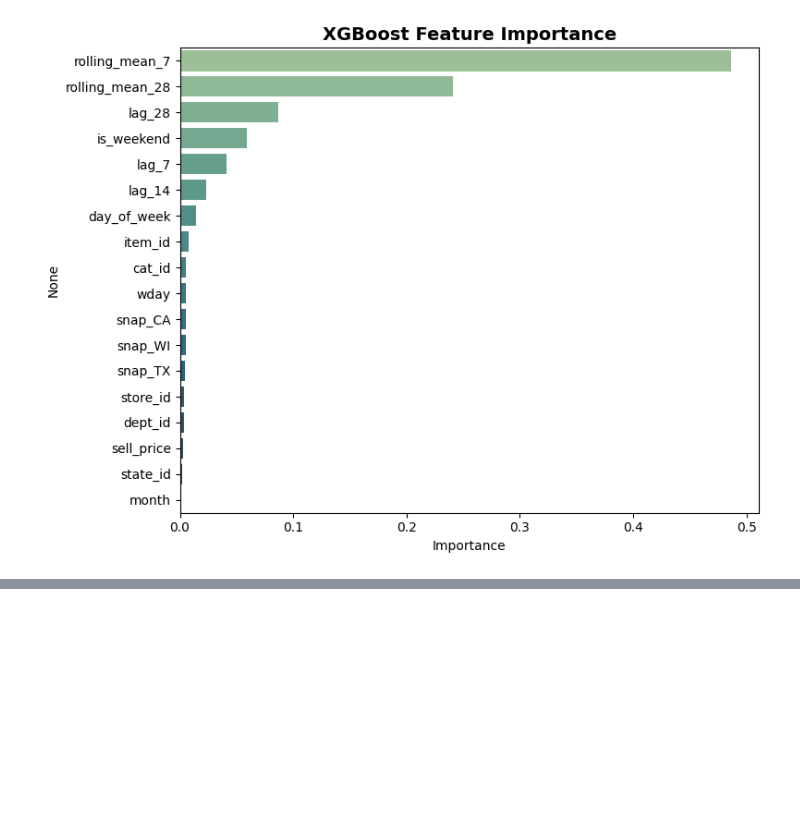
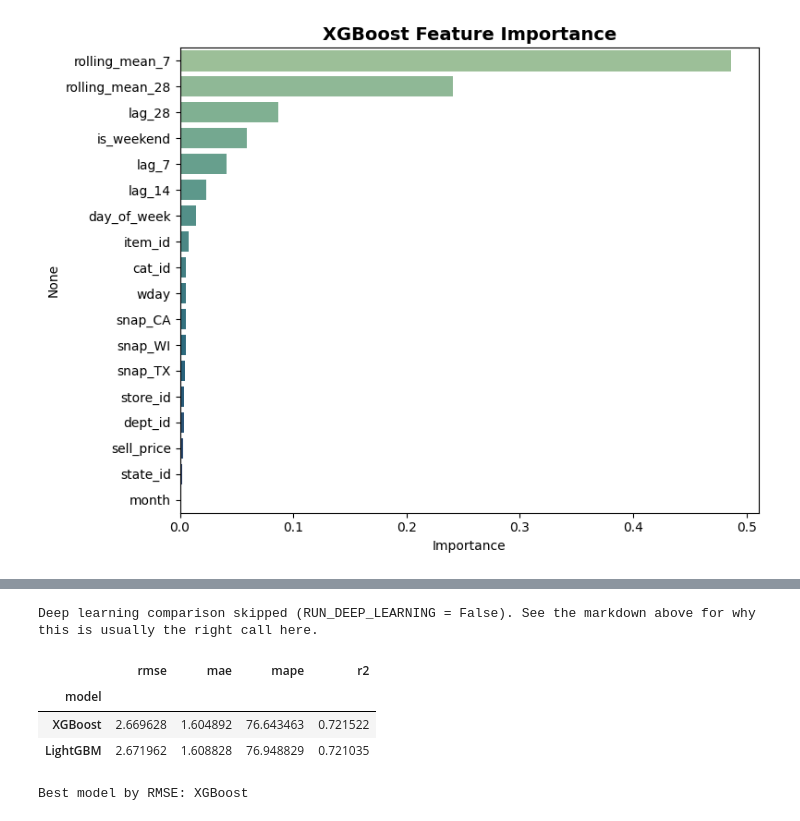
Before and after one commit to AmrKhaled545/Retail-Demand-Forecasting-Project, a Jupyter notebook: Retail_Demand_Forecasting.ipynb, the cells around one changed output, grey strips where cells are left out. Saved outputs shown, nothing was run; the diff lists cells and outputs as text; code cells hidden in the pictures; blank space fills up the shorter version.

Commit message:
train LightGBM and compare models

```diff
--- a/Retail_Demand_Forecasting.ipynb
+++ b/Retail_Demand_Forecasting.ipynb
@@ -781,0 +818,16 @@ plt.show()
+# %%
+lgb_model = lgb.LGBMRegressor(
+    n_estimators=300,
+    learning_rate=0.05,
+    max_depth=6,
+    subsample=0.8,
+    colsample_bytree=0.8,
+    random_state=42,
+)
+
+X_train_lgb = X_train.copy()
+X_test_lgb = X_test.copy()
+lgb_model.fit(X_train_lgb, y_train, categorical_feature=cat_features)
+lgb_preds = lgb_model.predict(X_test_lgb)
+
+results.append(evaluate_model(y_test, lgb_preds, 'LightGBM'))
@@ -781,0 +844,62 @@ plt.show()
+# %%
+RUN_DEEP_LEARNING = False  # set True only on a GPU runtime; this is an optional comparison, not required
+
+if RUN_DEEP_LEARNING:
+    import tensorflow as tf
+    from tensorflow.keras import layers, models
+    from sklearn.preprocessing import StandardScaler
+
+    SEQ_LEN = 28  # days of history used to predict the next day
+
+    def make_sequences(df, feature_cols, target_col='sales', seq_len=SEQ_LEN):
+        X_seq, y_seq = [], []
+        for _, g in df.sort_values('date').groupby('id', observed=True):
+            values = g[feature_cols].to_numpy(dtype='float32')
+            target = g[target_col].to_numpy(dtype='float32')
+            for i in range(len(g) - seq_len):
+                X_seq.append(values[i:i + seq_len])
+                y_seq.append(target[i + seq_len])
+        return np.array(X_seq), np.array(y_seq)
+
+    lstm_features = ['sales', 'sell_price', 'day_of_week', 'is_weekend']
+    scaler = StandardScaler().fit(train[lstm_features])
+    train_scaled = train.copy()
+    test_scaled = test.copy()
+    train_scaled[lstm_features] = scaler.transform(train[lstm_features])
+    test_scaled[lstm_features] = scaler.transform(test[lstm_features])
+
+    X_train_seq, y_train_seq = make_sequences(train_scaled, lstm_features)
+    X_test_seq, y_test_seq = make_sequences(pd.concat([train_scaled.tail(SEQ_LEN * 50), test_scaled]), lstm_features)
+
+    lstm_model = models.Sequential([
+        layers.Input(shape=(SEQ_LEN, len(lstm_features))),
+        layers.LSTM(64, return_sequences=True),
+        layers.LSTM(32),
+        layers.Dense(16, activation='relu'),
+        layers.Dense(1),
+    ])
+    lstm_model.compile(optimizer='adam', loss='mse')
+    lstm_model.fit(X_train_seq, y_train_seq, epochs=10, batch_size=64,
+                   validation_split=0.1, verbose=1)
+
+    lstm_preds = lstm_model.predict(X_test_seq).flatten()
+    results.append(evaluate_model(y_test_seq, lstm_preds, 'LSTM'))
+else:
+    print('Deep learning comparison skipped (RUN_DEEP_LEARNING = False). '
+          'See the markdown above for why this is usually the right call here.')
+# %% [output]
+Deep learning comparison skipped (RUN_DEEP_LEARNING = False). See the markdown above for why this is usually the right call here.
+# %%
+comparison = pd.DataFrame(results).set_index('model')
+display(comparison)
+
+best_model_name = comparison['rmse'].idxmin()
+print(f'Best model by RMSE: {best_model_name}')
+
+model = xgb_model if best_model_name == 'XGBoost' else (lgb_model if best_model_name == 'LightGBM' else None)
+# %% [output]
+|  | rmse | mae | mape | r2 |
+| model |  |  |  |  |
+| XGBoost | 2.669628 | 1.604892 | 76.643463 | 0.721522 |
+| LightGBM | 2.671962 | 1.608828 | 76.948829 | 0.721035 |
+Best model by RMSE: XGBoost
```
Also changed, not shown: parts of 5 cells of this notebook.
